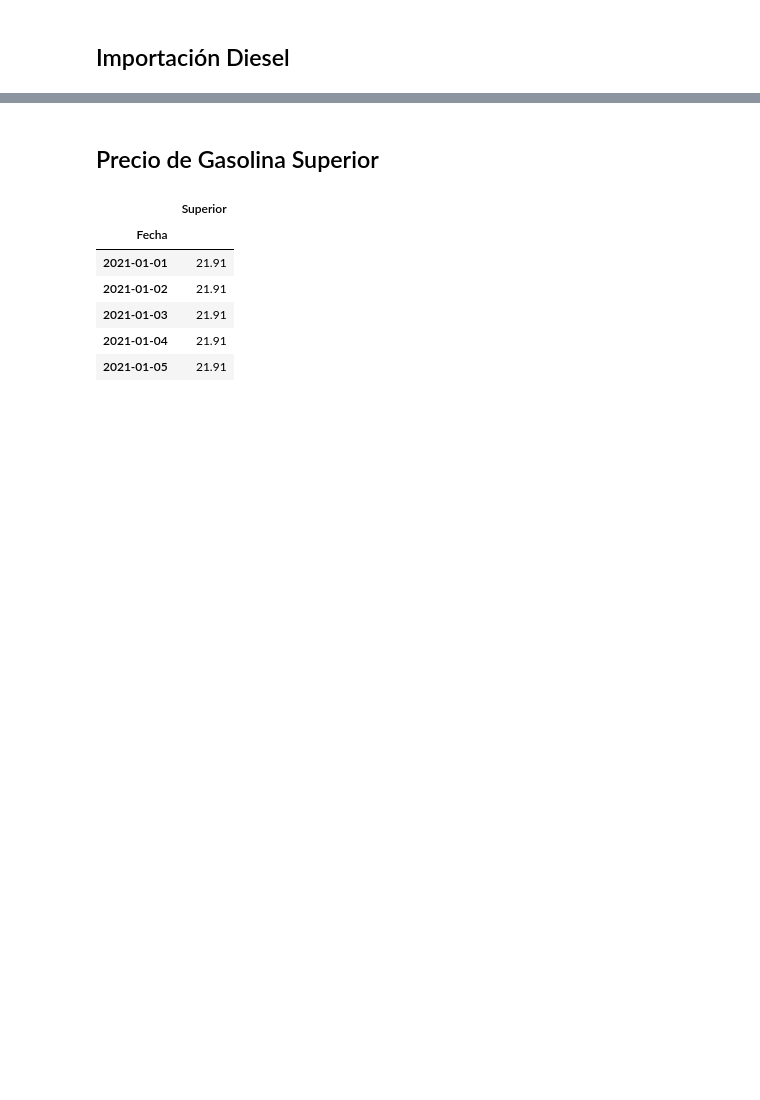
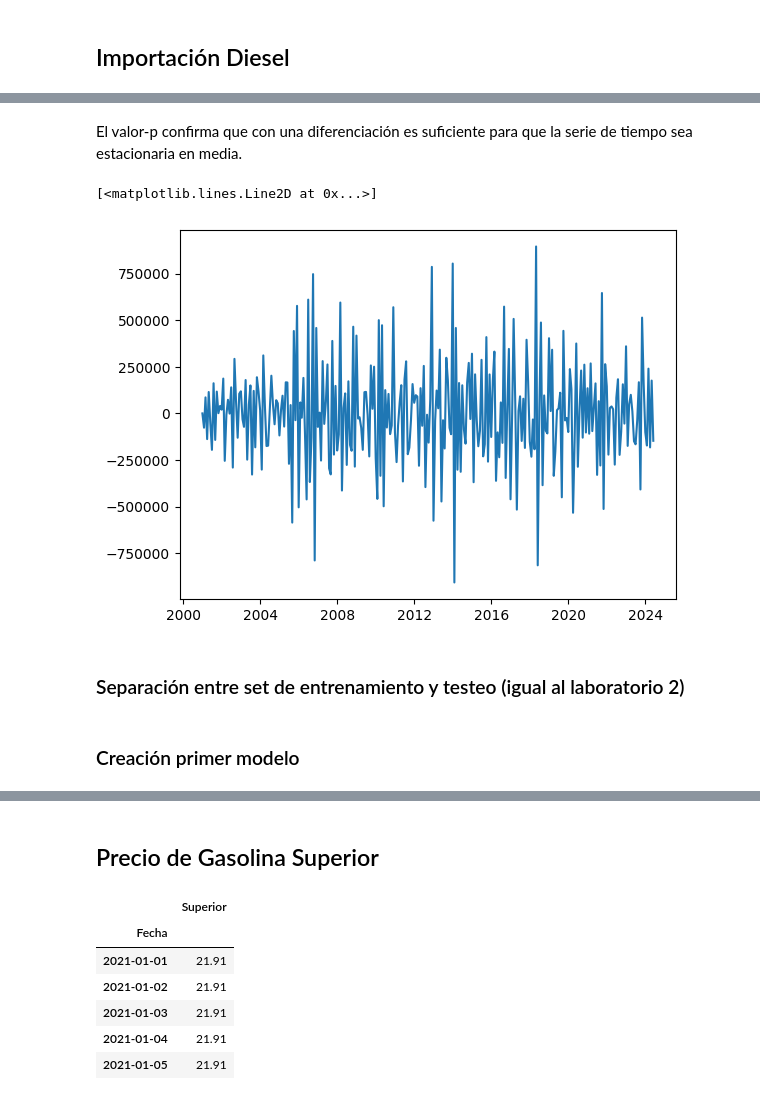
Before and after one commit to PedroMarro11/lab03DS, a Jupyter notebook: lab03.ipynb, the cells around one changed output, grey strips where cells are left out. Drawn from its saved outputs; the diff is of its cells as text; code cells hidden in the pictures; blank space fills up the shorter version.

```diff
--- a/lab03.ipynb
+++ b/lab03.ipynb
@@ -409,0 +423,9 @@ ts_diesel = train_diesel['Diesel']
+# %%
+print("Prueba de Dickey-Fuller para una diferenciación de la serie de tiempo de importación de gasolina regular")
+diesel_diff = diesel.diff()
+diesel_diff.fillna(0,inplace = True)
+dieselDiFu = adfuller(diesel_diff, autolag = "AIC")
+salidaDf = pd.Series(dieselDiFu[0:4], index=['Estadístico de prueba','p-value','# de retardos usados','# de observaciones usadas'])
+for key,value in dieselDiFu[4].items():
+        salidaDf['Critical Value (%s)'%key] = value
+print(salidaDf)
@@ -409,0 +442,7 @@ ts_diesel = train_diesel['Diesel']
+# %% [markdown]
+El valor-p confirma que con una diferenciación es suficiente para que la serie de tiempo sea estacionaria en media.
+# %%
+plt.plot(diesel_diff)
+# %% [output]
+[<matplotlib.lines.Line2D at 0x...>]
+[figure, added]
@@ -409,0 +452,2 @@ ts_diesel = train_diesel['Diesel']
+# %% [markdown]
+### Separación entre set de entrenamiento y testeo (igual al laboratorio 2)
@@ -409,0 +481,2 @@ ts_diesel = train_diesel['Diesel']
+# %% [markdown]
+### Creación primer modelo
```
Also changed, not shown: parts of 59 cells of this notebook, 2 other files.
